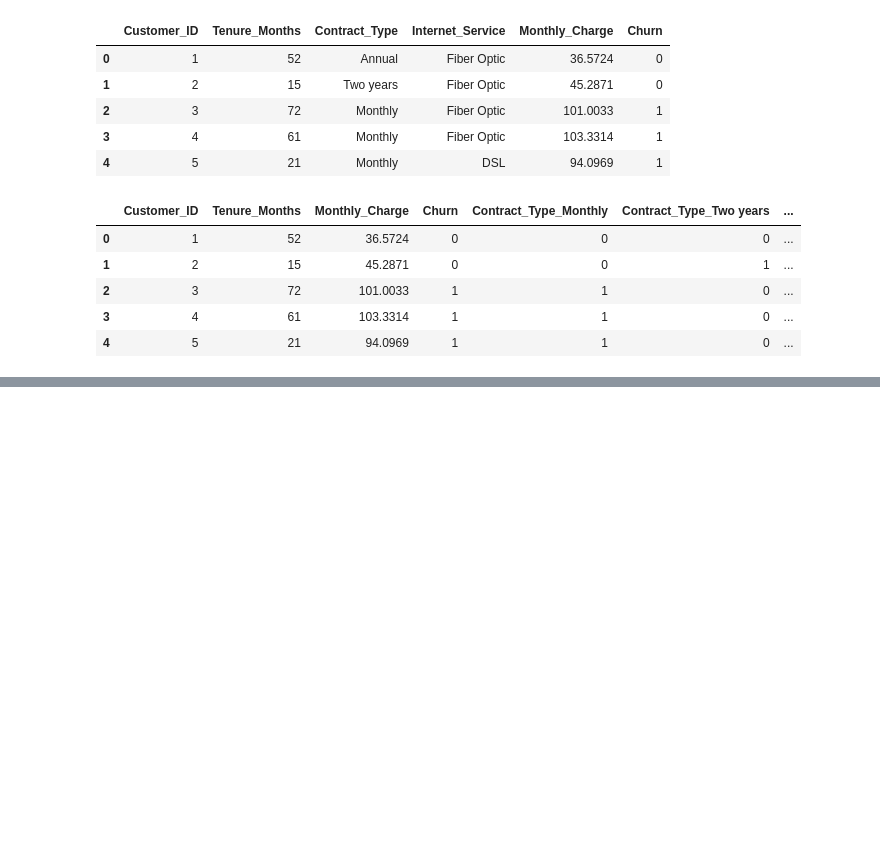
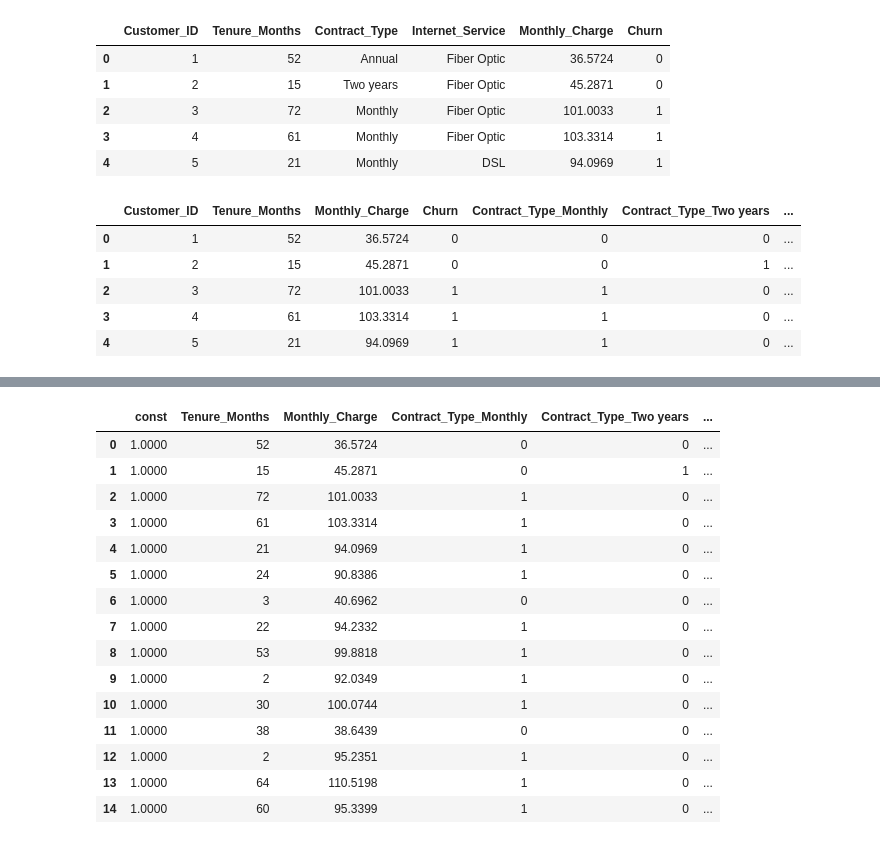
Before and after one commit to MaykInvest/Telecom-Customer-Churn-Analysis, a Jupyter notebook: analysis.ipynb, the cells around one changed output, grey strips where cells are left out. Saved outputs shown, nothing was run; the diff lists cells and outputs as text; code cells hidden in the pictures; blank space fills up the shorter version.

Commit message:
finishing preparing the data for statistical modeling

```diff
--- a/analysis.ipynb
+++ b/analysis.ipynb
@@ -429,0 +452,24 @@ df_model.head()
+# %%
+# Independent variables (those we use for prediction)
+# We exclude the customer ID and the original target variable
+X = df_model.drop(['Customer_ID', 'Churn'], axis = 1)
+X = sm.add_constant(X) # Add a constant (intercept) to the model
+# %%
+X.head(15) # Sample of Data (X) Prepared for the Model
+# %% [output]
+|  | const | Tenure_Months | Monthly_Charge | Contract_Type_Monthly | Contract_Type_Two years | ... |
+| 0 | 1.0000 | 52 | 36.5724 | 0 | 0 | ... |
+| 1 | 1.0000 | 15 | 45.2871 | 0 | 1 | ... |
+| 2 | 1.0000 | 72 | 101.0033 | 1 | 0 | ... |
+| 3 | 1.0000 | 61 | 103.3314 | 1 | 0 | ... |
+| 4 | 1.0000 | 21 | 94.0969 | 1 | 0 | ... |
+| 5 | 1.0000 | 24 | 90.8386 | 1 | 0 | ... |
+| 6 | 1.0000 | 3 | 40.6962 | 0 | 0 | ... |
+| 7 | 1.0000 | 22 | 94.2332 | 1 | 0 | ... |
+| 8 | 1.0000 | 53 | 99.8818 | 1 | 0 | ... |
+| 9 | 1.0000 | 2 | 92.0349 | 1 | 0 | ... |
+| 10 | 1.0000 | 30 | 100.0744 | 1 | 0 | ... |
+| 11 | 1.0000 | 38 | 38.6439 | 0 | 0 | ... |
+| 12 | 1.0000 | 2 | 95.2351 | 1 | 0 | ... |
+| 13 | 1.0000 | 64 | 110.5198 | 1 | 0 | ... |
+| 14 | 1.0000 | 60 | 95.3399 | 1 | 0 | ... |
```
Also changed, not shown: parts of 4 cells of this notebook.
